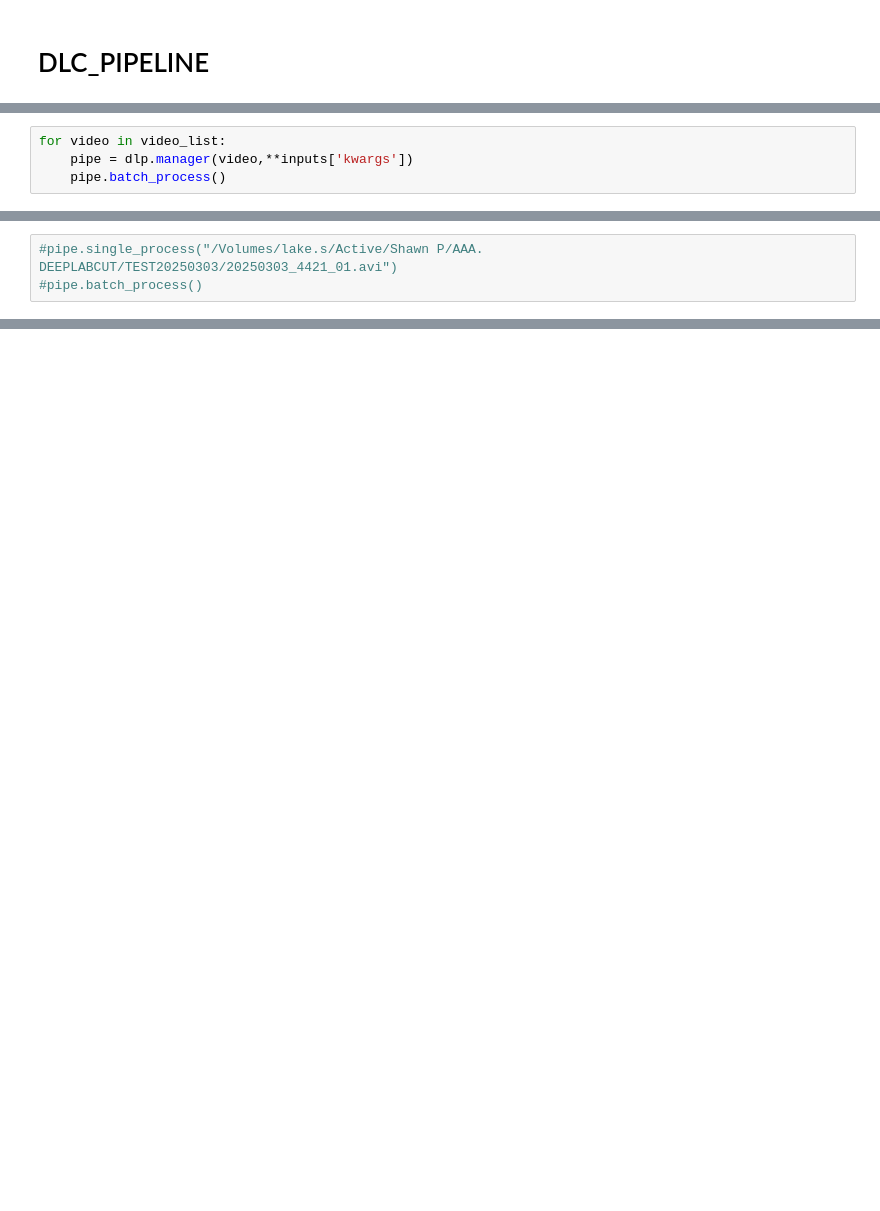
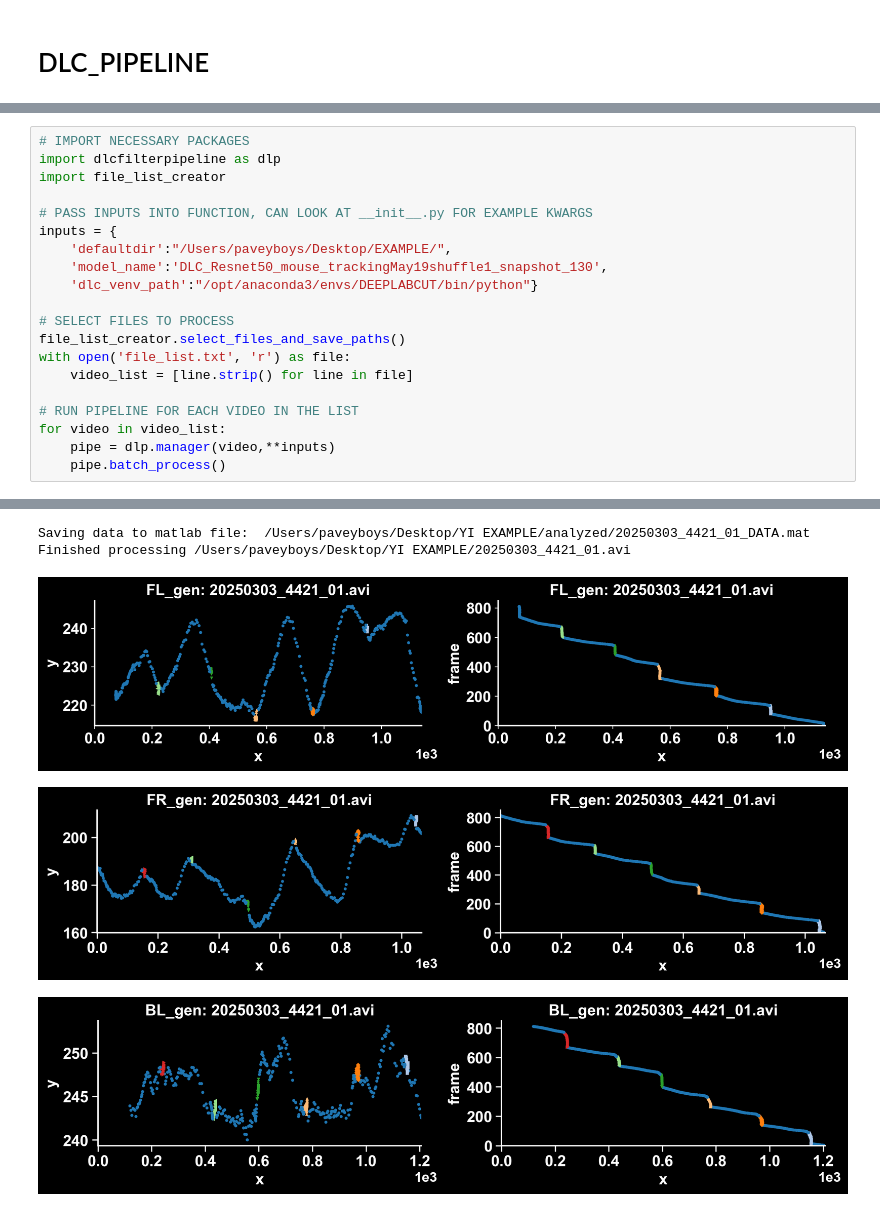
Before and after one commit to yikang4570/DLC_FILTER_PIPELINE, a Jupyter notebook: DLC_PIPELINE.ipynb, the cells around one changed output, grey strips where cells are left out. Cells and saved outputs as stored; diff of their text form; blank space fills up the shorter version.

Commit message:
Fixed to add new tracking model

```diff
--- a/DLC_PIPELINE.ipynb
+++ b/DLC_PIPELINE.ipynb
@@ -50,4 +4,0 @@ inputs = {'kwargs':{
-# %%
-for video in video_list:
-    pipe = dlp.manager(video,**inputs['kwargs'])
-    pipe.batch_process()
@@ -124,3 +5,21 @@ Finished processing /Users/paveyboys/Desktop/EXAMPLE/TRACKING_ONLY/20250513_4556
-# %%
-#pipe.single_process("/Volumes/lake.s/Active/Shawn P/AAA. DEEPLABCUT/TEST20250303/20250303_4421_01.avi")
-#pipe.batch_process()
+# %%
+# IMPORT NECESSARY PACKAGES
+import dlcfilterpipeline as dlp
+import file_list_creator
+
+# PASS INPUTS INTO FUNCTION, CAN LOOK AT __init__.py FOR EXAMPLE KWARGS
+inputs = {
+    'defaultdir':"/Users/paveyboys/Desktop/EXAMPLE/",
+    'model_name':'DLC_Resnet50_mouse_trackingMay19shuffle1_snapshot_130',
+    'dlc_venv_path':"/opt/anaconda3/envs/DEEPLABCUT/bin/python"}
+
+# SELECT FILES TO PROCESS
+file_list_creator.select_files_and_save_paths()
+with open('file_list.txt', 'r') as file:
+    video_list = [line.strip() for line in file]
+
+# RUN PIPELINE FOR EACH VIDEO IN THE LIST
+for video in video_list:
+    pipe = dlp.manager(video,**inputs)
+    pipe.batch_process()
+# %% [output]
@@ -126,0 +57,5 @@ Finished processing /Users/paveyboys/Desktop/EXAMPLE/TRACKING_ONLY/20250513_4556
+Saving data to matlab file:  /Users/paveyboys/Desktop/YI EXAMPLE/analyzed/20250303_4421_01_DATA.mat
+Finished processing /Users/paveyboys/Desktop/YI EXAMPLE/20250303_4421_01.avi
+[figure, added]
+[figure, added]
+[figure, added]
```
Also changed, not shown: parts of 9 cells of this notebook, 2 other files.
